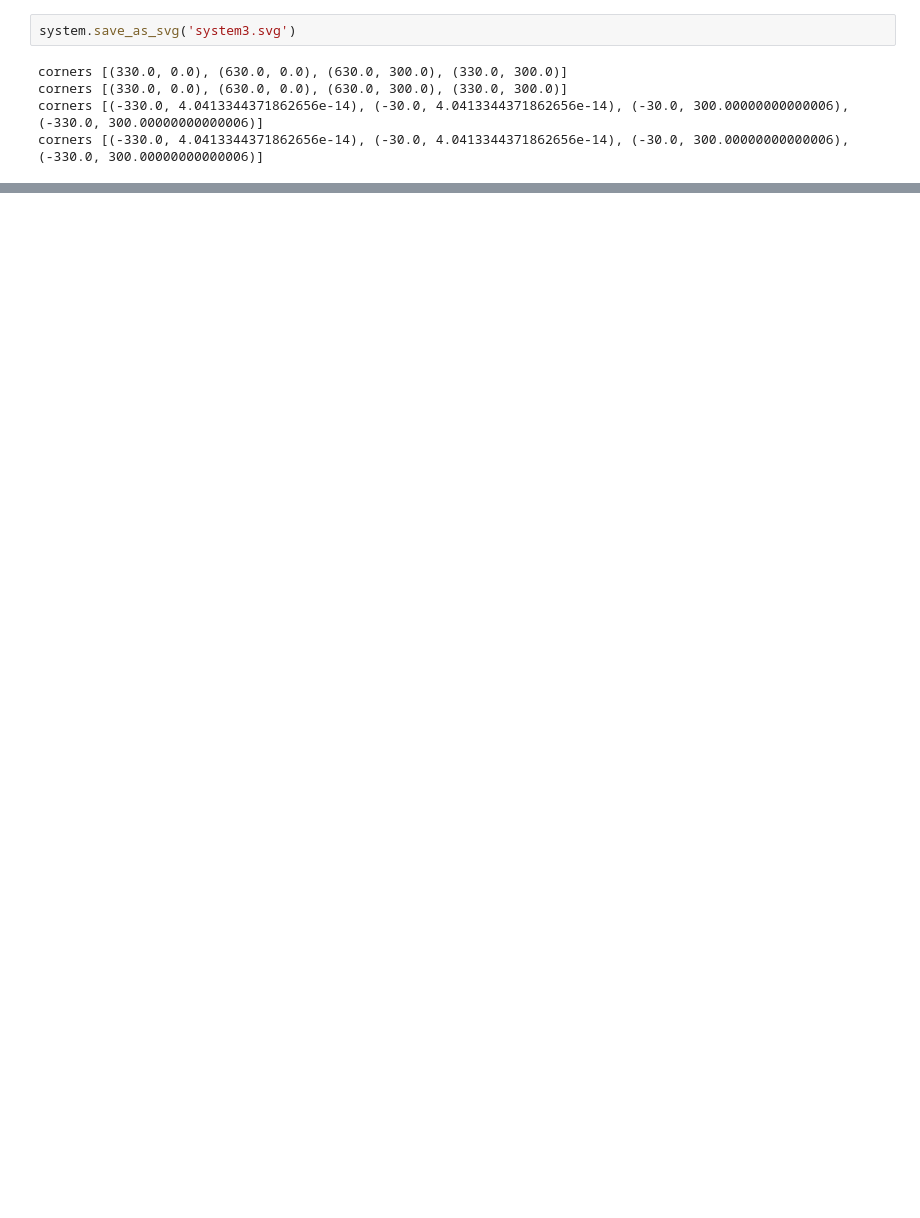
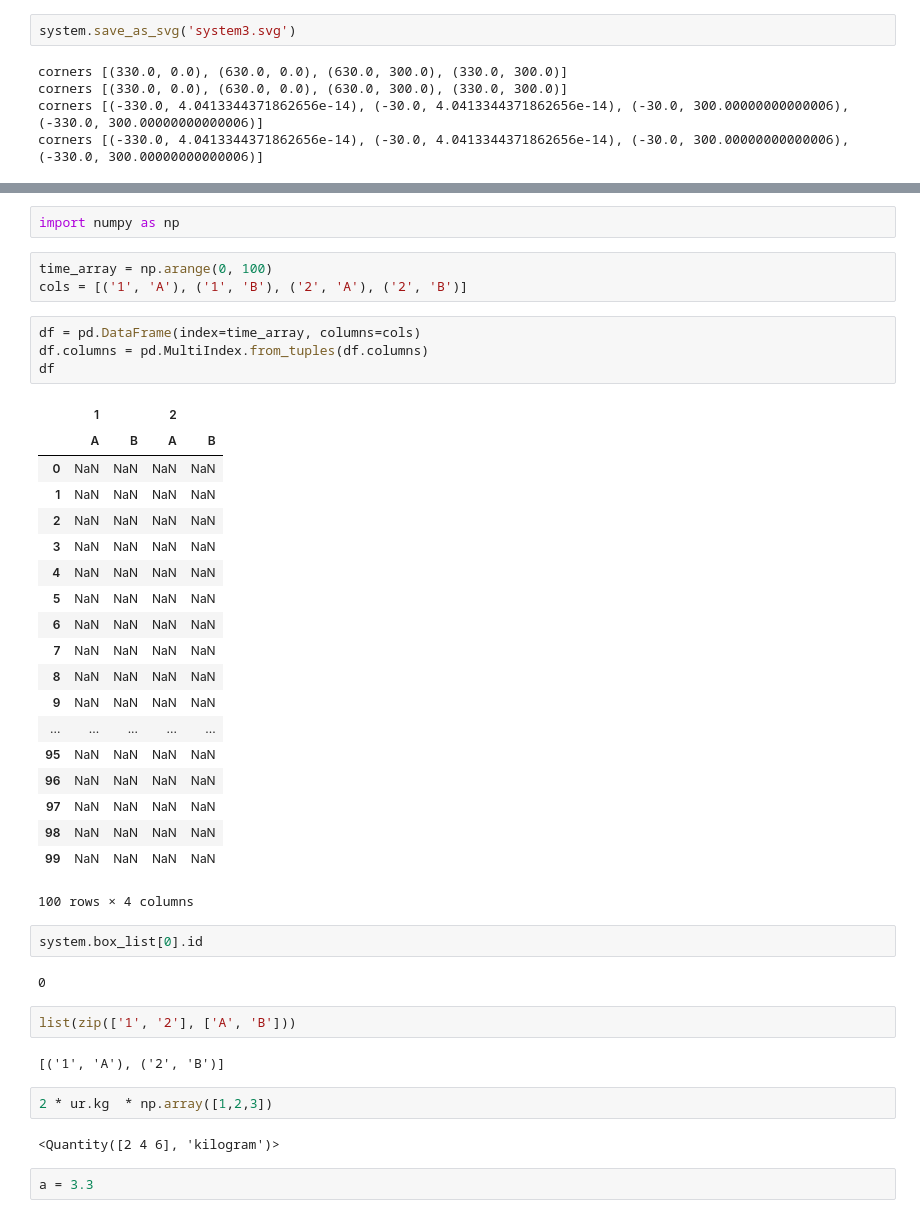
Before and after one commit to maschwanden/boxsimu, a Jupyter notebook: simulations/testing_notebooks/Simu3.ipynb, the cells around one changed output, grey strips where cells are left out. Drawn from its saved outputs; the diff is of its cells as text; blank space fills up the shorter version.

```diff
--- a/simulations/testing_notebooks/Simu3.ipynb
+++ b/simulations/testing_notebooks/Simu3.ipynb
@@ -214,0 +269,43 @@ SVG('system3.svg')
+# %%
+import numpy as np
+# %%
+time_array = np.arange(0, 100)
+cols = [('1', 'A'), ('1', 'B'), ('2', 'A'), ('2', 'B')]
+# %%
+df = pd.DataFrame(index=time_array, columns=cols)
+df.columns = pd.MultiIndex.from_tuples(df.columns)
+df
+# %% [output]
+|  | 1 |  | 2 |  |
+|  | A | B | A | B |
+| 0 | NaN | NaN | NaN | NaN |
+| 1 | NaN | NaN | NaN | NaN |
+| 2 | NaN | NaN | NaN | NaN |
+| 3 | NaN | NaN | NaN | NaN |
+| 4 | NaN | NaN | NaN | NaN |
+| 5 | NaN | NaN | NaN | NaN |
+| 6 | NaN | NaN | NaN | NaN |
+| 7 | NaN | NaN | NaN | NaN |
+| 8 | NaN | NaN | NaN | NaN |
+| 9 | NaN | NaN | NaN | NaN |
+| ... | ... | ... | ... | ... |
+| 95 | NaN | NaN | NaN | NaN |
+| 96 | NaN | NaN | NaN | NaN |
+| 97 | NaN | NaN | NaN | NaN |
+| 98 | NaN | NaN | NaN | NaN |
+| 99 | NaN | NaN | NaN | NaN |
+100 rows × 4 columns
+# %%
+system.box_list[0].id
+# %% [output]
+0
+# %%
+list(zip(['1', '2'], ['A', 'B']))
+# %% [output]
+[('1', 'A'), ('2', 'B')]
+# %%
+2 * ur.kg  * np.array([1,2,3])
+# %% [output]
+<Quantity([2 4 6], 'kilogram')>
+# %%
+a = 3.3
```
Also changed, not shown: parts of 40 cells of this notebook, 59 other files.
